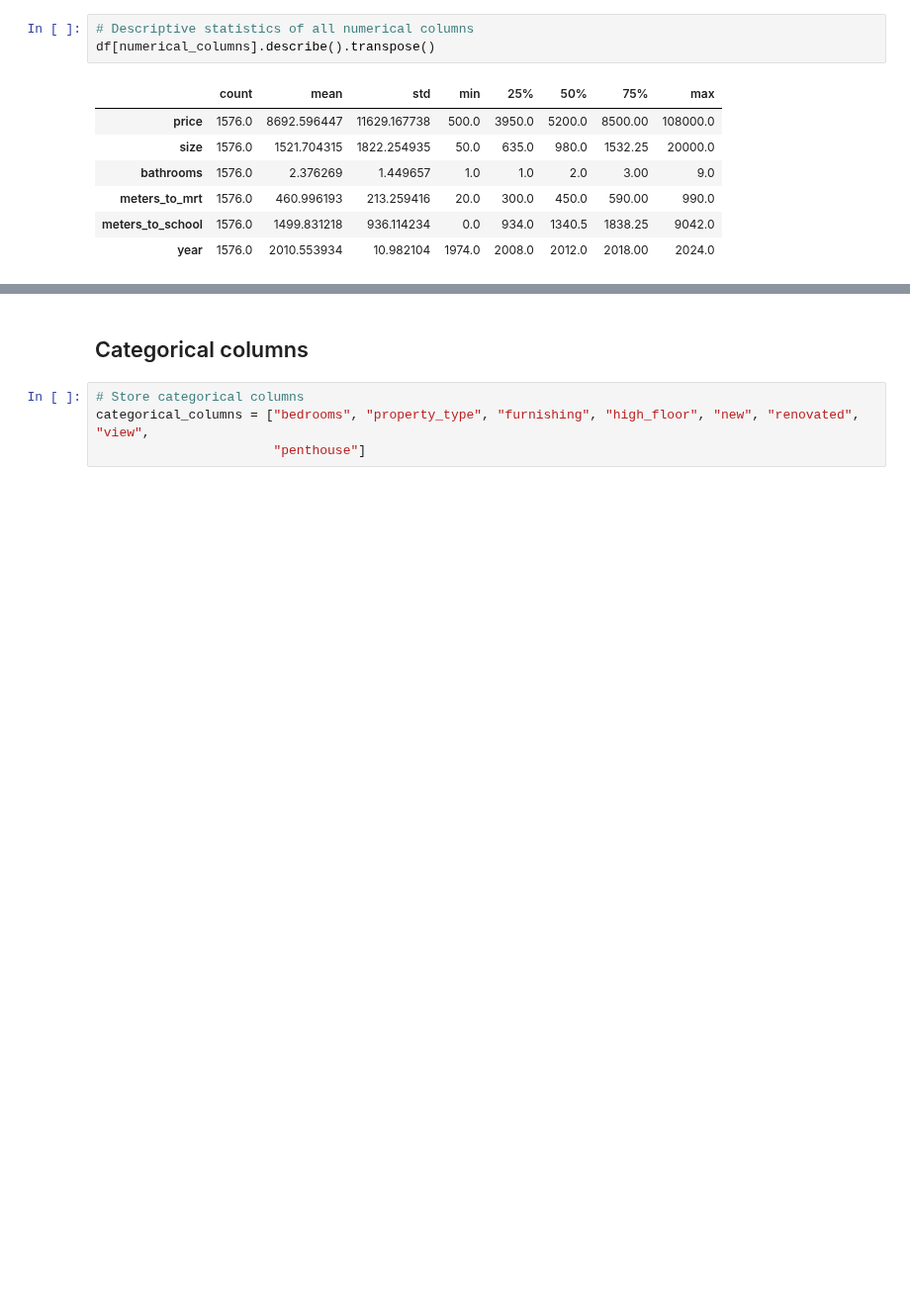
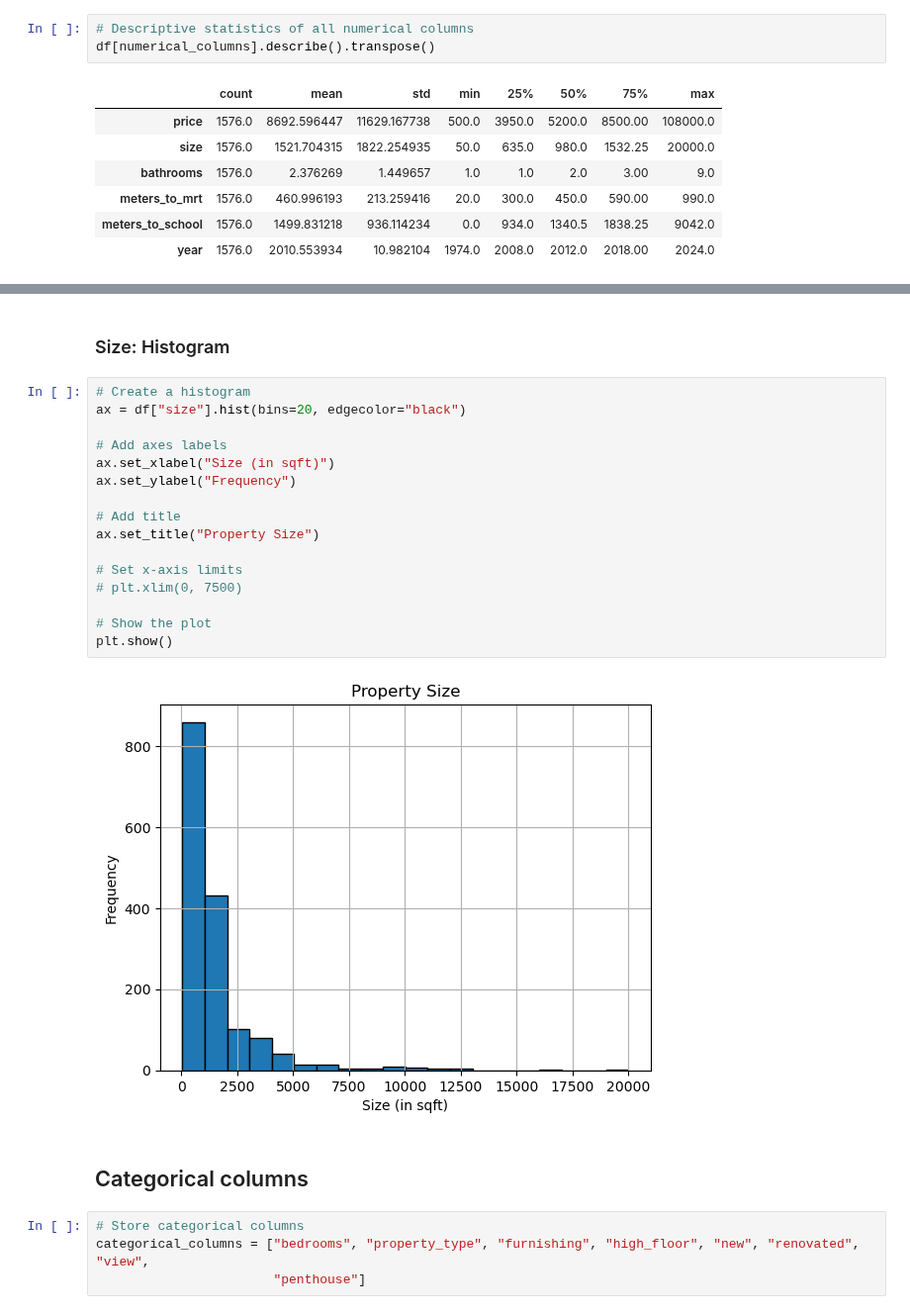
Before and after one commit to JensBender/rental-price-prediction, a Jupyter notebook: data_preprocessing.ipynb, the cells around one changed output, grey strips where cells are left out. Shown at 99% size. Drawn from its saved outputs; the diff is of its cells as text; blank space fills up the shorter version.

Commit message:
in preprocessing, add histogram for size

```diff
--- a/data_preprocessing.ipynb
+++ b/data_preprocessing.ipynb
@@ -984,3 +986,23 @@ plt.show()
+# %% [markdown]
+### Size: Histogram
+# %%
+# Create a histogram
+ax = df["size"].hist(bins=20, edgecolor="black")
+
+# Add axes labels
+ax.set_xlabel("Size (in sqft)")
+ax.set_ylabel("Frequency")
+
+# Add title
+ax.set_title("Property Size")
+
+# Set x-axis limits
+# plt.xlim(0, 7500)
+
+# Show the plot
+plt.show()
+# %% [output]
+[figure, added]
 # %% [markdown]
 ## Categorical columns
 # %%
```
Also changed, not shown: parts of 13 cells of this notebook.
